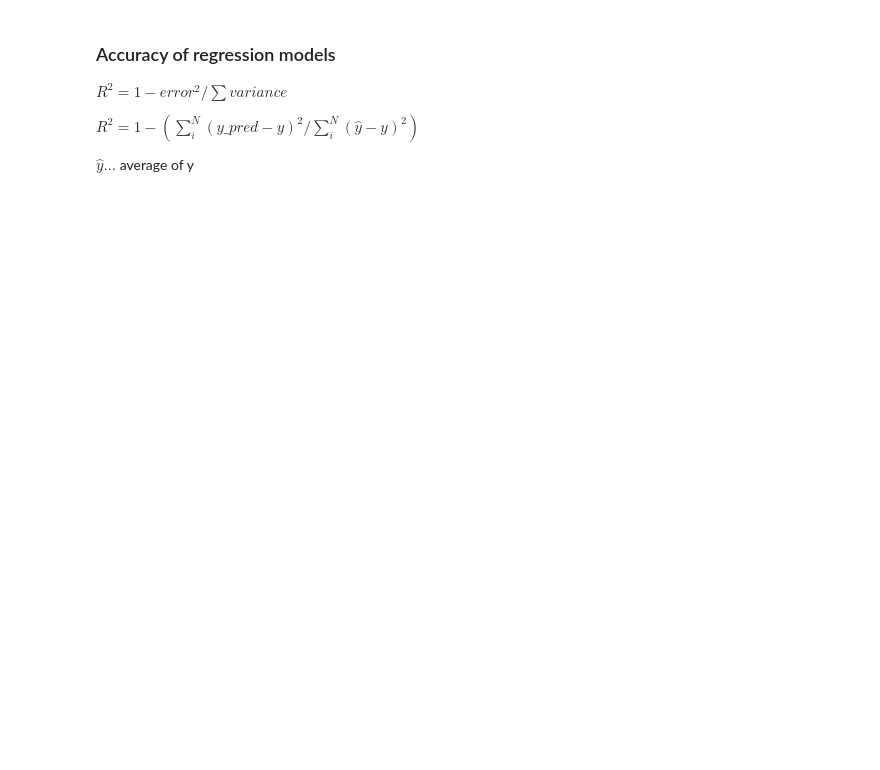
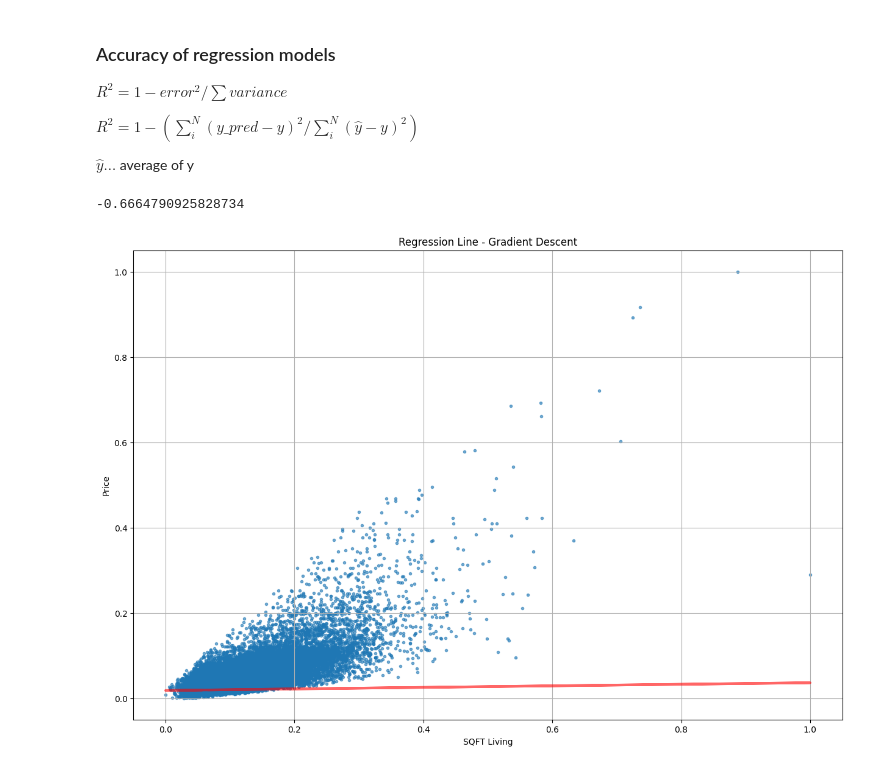
Before and after one commit to DarianFlorianVoda/StatisticsAppDS, a Jupyter notebook: house_price_lin_regression_template.ipynb, the cells around one changed output. Cells and saved outputs as stored; diff of their text form; code cells hidden in the pictures; blank space fills up the shorter version.

```diff
--- a/house_price_lin_regression_template.ipynb
+++ b/house_price_lin_regression_template.ipynb
@@ -219,0 +378,5 @@ print(f'TODO ...')
+# %%
+def predict(X, y):
+    n = len(X)
+    y_pred = b_0 + b_1 * X
+    return y_pred
@@ -219,0 +389,18 @@ print(f'TODO ...')
+# %%
+y_pred = predict(df_2['sqft_living'], df_2['price'])
+r2 = coef_determination(df_2['price'], y_pred)
+print(r2)
+# %% [output]
+-0.6664790925828734
+# %%
+# plot the data
+plt.figure(figsize=(15,10))
+plt.scatter(df_2['sqft_living'], df_2['price'], marker=".", alpha=.6)
+plt.plot(df_2['sqft_living'],y_pred, c = 'red', linewidth=3, alpha=.6)
+plt.title('Regression Line - Gradient Descent')
+plt.xlabel('SQFT Living')
+plt.ylabel('Price')
+plt.grid(True)
+plt.show()
+# %% [output]
+[figure, added]
```
Also changed, not shown: parts of 19 cells of this notebook.
